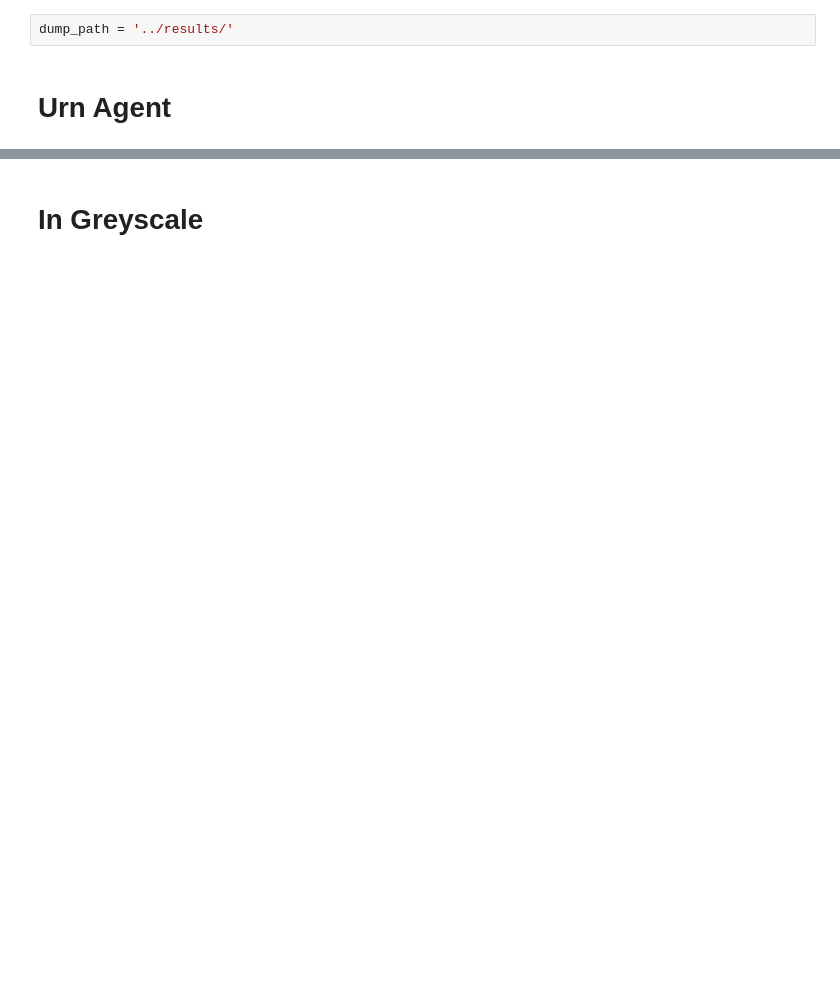
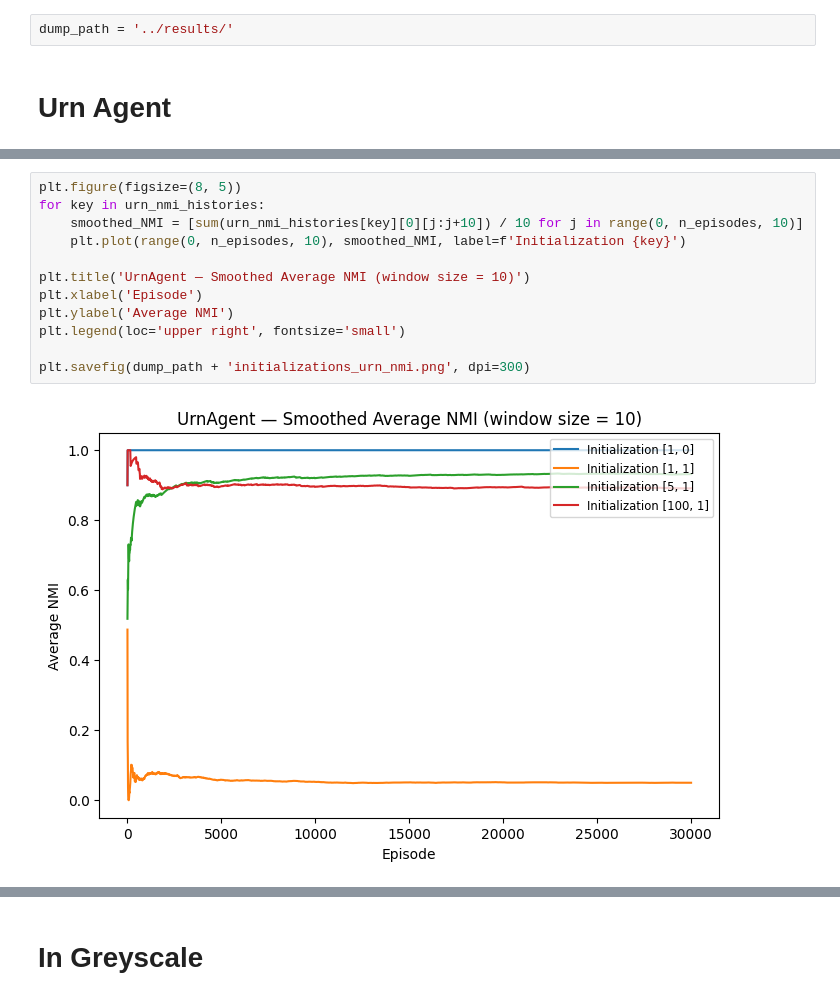
Before and after one commit to IgnacioOQ/RL_Signaling, a Jupyter notebook: notebooks/Initializations_test.ipynb, the cells around one changed output, grey strips where cells are left out. Drawn from its saved outputs; the diff is of its cells as text; blank space fills up the shorter version.

```diff
--- a/notebooks/Initializations_test.ipynb
+++ b/notebooks/Initializations_test.ipynb
@@ -71,0 +87,14 @@ for init_weights in tqdm([[1,0],[1,1],[5,1],[100,1]]):
+# %%
+plt.figure(figsize=(8, 5))
+for key in urn_nmi_histories:
+    smoothed_NMI = [sum(urn_nmi_histories[key][0][j:j+10]) / 10 for j in range(0, n_episodes, 10)]
+    plt.plot(range(0, n_episodes, 10), smoothed_NMI, label=f'Initialization {key}')
+
+plt.title('UrnAgent — Smoothed Average NMI (window size = 10)')
+plt.xlabel('Episode')
+plt.ylabel('Average NMI')
+plt.legend(loc='upper right', fontsize='small')
+
+plt.savefig(dump_path + 'initializations_urn_nmi.png', dpi=300)
+# %% [output]
+[figure, added]
```
Also changed, not shown: parts of 9 cells of this notebook, 27 other files.
